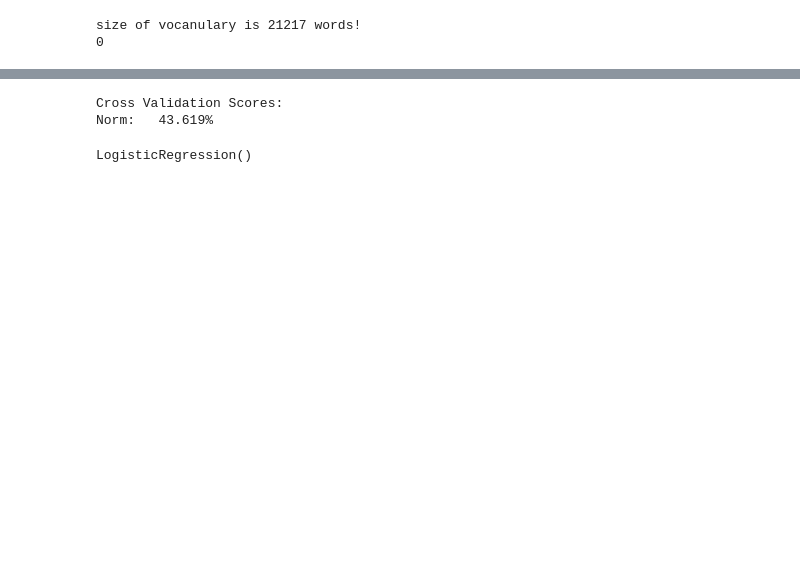
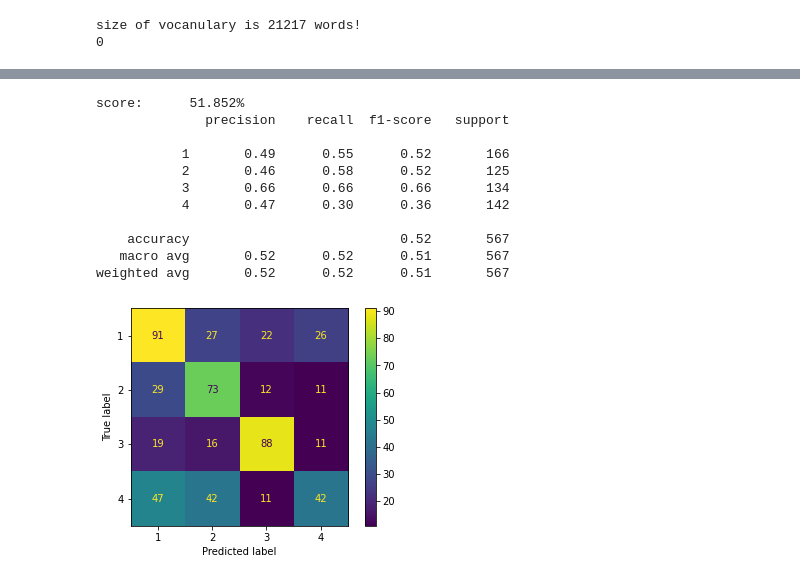
Before and after one commit to joannisbs/news-classific, a Jupyter notebook: main.ipynb, the cells around one changed output, grey strips where cells are left out. Drawn from its saved outputs; the diff is of its cells as text; code cells hidden in the pictures; blank space fills up the shorter version.

Commit message:
ADD: Sklearn com e sem outros

```diff
--- a/main.ipynb
+++ b/main.ipynb
@@ -57,6 +65,13 @@ for i in range (len(df_uf.index)):
     else:
         dictDataframeTreino['tag'].append(tag)
         dictDataframeTreino['text'].append(text)
+    if tag != 4:
+        if calcTestLineAleatory():
+            dictDataframeWithoutAnothersTeste['tag'].append(tag)
+            dictDataframeWithoutAnothersTeste['text'].append(text)
+        else:
+            dictDataframeWithoutAnothersTreino['tag'].append(tag)
+            dictDataframeWithoutAnothersTreino['text'].append(text)
 # %%
 print('size of vocanulary is ' + str(len(vocabulary.keys())) + ' words!')
 
@@ -90,17 +105,23 @@ textsTreino = []
 tagsTreino = []
 textsTest = []
 tagsTest = []
-
-print(text_to_vector(dictDataframeTreino['text'][4]))
+textsWOTreino = []
+tagsWOTreino = []
+textsWOTest = []
+tagsWOTest = []
 
 for i in range (len(dictDataframeTreino['text'])):
     textsTreino.append(text_to_vector(dictDataframeTreino['text'][i]))
     tagsTreino.append(dictDataframeTreino['tag'][i])
 
-for i in range (len(dictDataframeTreino['text'])):
+for i in range (len(dictDataframeTeste['text'])):
     textsTest.append(text_to_vector(dictDataframeTeste['text'][i]))
-    tagsTest.append(dictDataframeTreino['tag'][i])
+    tagsTest.append(dictDataframeTeste['tag'][i])
 
+for i in range (len(dictDataframeWithoutAnothersTreino['text'])):
+    textsWOTreino.append(text_to_vector(dictDataframeWithoutAnothersTreino['text'][i]))
+    tagsWOTreino.append(dictDataframeWithoutAnothersTreino['tag'][i])
 
-print(len(texts))
-print(len(tags))
+for i in range (len(dictDataframeWithoutAnothersTeste['text'])):
+    textsWOTest.append(text_to_vector(dictDataframeWithoutAnothersTeste['text'][i]))
+    tagsWOTest.append(dictDataframeWithoutAnothersTeste['tag'][i])
@@ -107,4 +135,4 @@ print(len(tags))
 # %%
 
-sklBoW.fitLinearRegretion(texts, tags)
-sklBoW.testLinearRegretion(texts, tags)
+sklBoW.fitLinearRegretion(textsTreino, tagsTreino)
+sklBoW.testLinearRegretion(textsTest, tagsTest)
@@ -128,19 +152,19 @@ model.compile(optimizer = 'sgd')
-# %%
-import sklearn as skl
-from sklearn import model_selection
-from sklearn import linear_model
-from sklearn import neighbors
-
-model_LR = skl.linear_model.LogisticRegression()
-
-Kfold = skl.model_selection.KFold(n_splits=10, shuffle=True, random_state=5)
-lr_results = skl.model_selection.cross_val_score(model_LR, texts, tags, cv=Kfold)
-
-print('Cross Validation Scores:')
-print(f'Norm:   { lr_results.mean()*100:.3f}%')
-
-model_LR.fit(texts, tags)
-# %% [output]
-Cross Validation Scores:
-Norm:   43.619%
-LogisticRegression()
+# %%
+sklBoW.fitLinearRegretion(textsWOTreino, tagsWOTreino)
+sklBoW.testLinearRegretion(textsWOTest, tagsWOTest)
+# %%
+sklBoW.fitRandomForest(textsTreino, tagsTreino)
+sklBoW.testRandomForest(textsTest, tagsTest)
+# %% [output]
+score:      51.852%
+              precision    recall  f1-score   support
+
+           1       0.49      0.55      0.52       166
+           2       0.46      0.58      0.52       125
+           3       0.66      0.66      0.66       134
+           4       0.47      0.30      0.36       142
+
+    accuracy                           0.52       567
+   macro avg       0.52      0.52      0.51       567
+weighted avg       0.52      0.52      0.51       567
+[figure, added]
```
Also changed, not shown: parts of 8 cells of this notebook, 1 other file.
